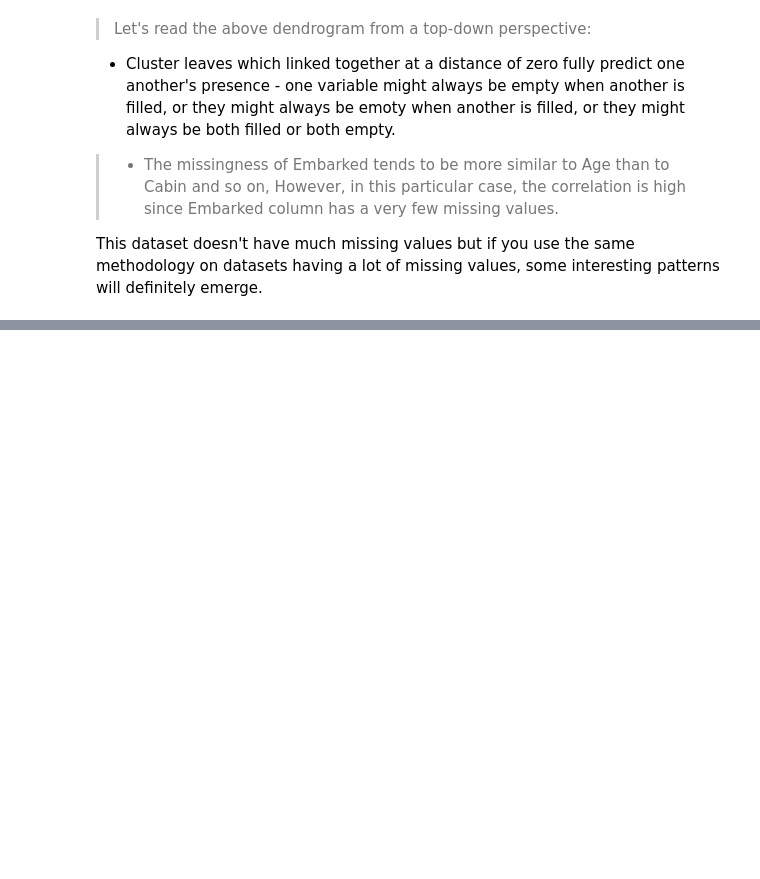
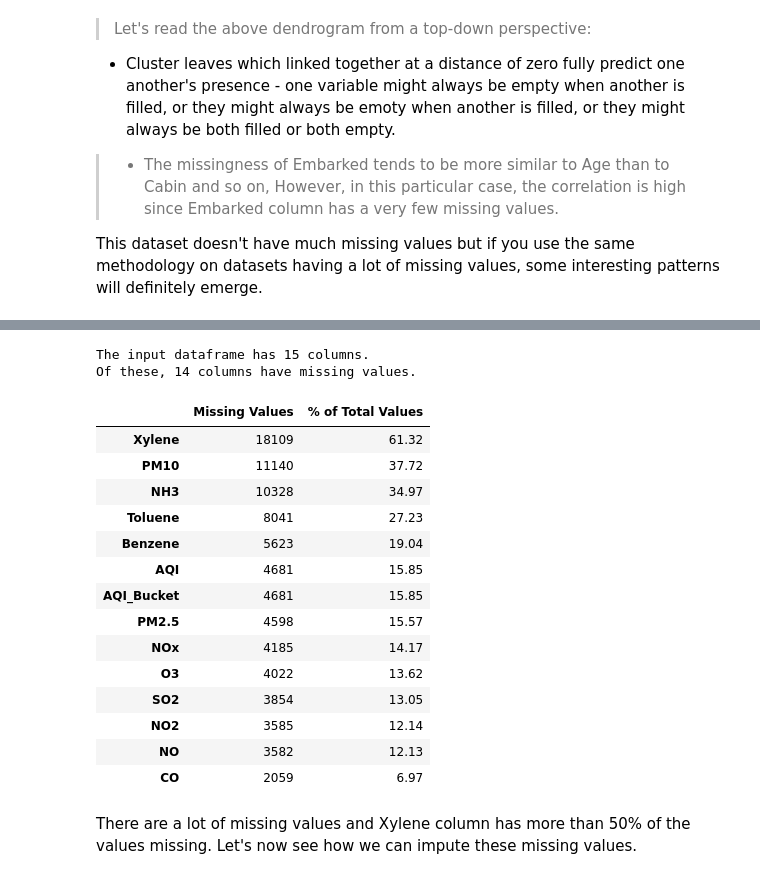
Before and after one commit to bhargav-borah/forked-practice-notebooks, a Jupyter notebook: a-guide-to-handling-missing-values-in-python/handling-missing-values.ipynb, the cells around one changed output, grey strips where cells are left out. Cells and saved outputs as stored; diff of their text form; code cells hidden in the pictures; blank space fills up the shorter version.

```diff
--- a/a-guide-to-handling-missing-values-in-python/handling-missing-values.ipynb
+++ b/a-guide-to-handling-missing-values-in-python/handling-missing-values.ipynb
@@ -205,0 +333,24 @@ This dataset doesn't have much missing values but if you use the same methodolog
+# %%
+# Missing values
+city_day_missing = missing_values_table(city_day)
+city_day_missing
+# %% [output]
+The input dataframe has 15 columns.
+Of these, 14 columns have missing values.
+|  | Missing Values | % of Total Values |
+| Xylene | 18109 | 61.32 |
+| PM10 | 11140 | 37.72 |
+| NH3 | 10328 | 34.97 |
+| Toluene | 8041 | 27.23 |
+| Benzene | 5623 | 19.04 |
+| AQI | 4681 | 15.85 |
+| AQI_Bucket | 4681 | 15.85 |
+| PM2.5 | 4598 | 15.57 |
+| NOx | 4185 | 14.17 |
+| O3 | 4022 | 13.62 |
+| SO2 | 3854 | 13.05 |
+| NO2 | 3585 | 12.14 |
+| NO | 3582 | 12.13 |
+| CO | 2059 | 6.97 |
+# %% [markdown]
+There are a lot of missing values and Xylene column has more than 50% of the values missing. Let's now see how we can impute these missing values.
```
Also changed, not shown: parts of 23 cells of this notebook.
